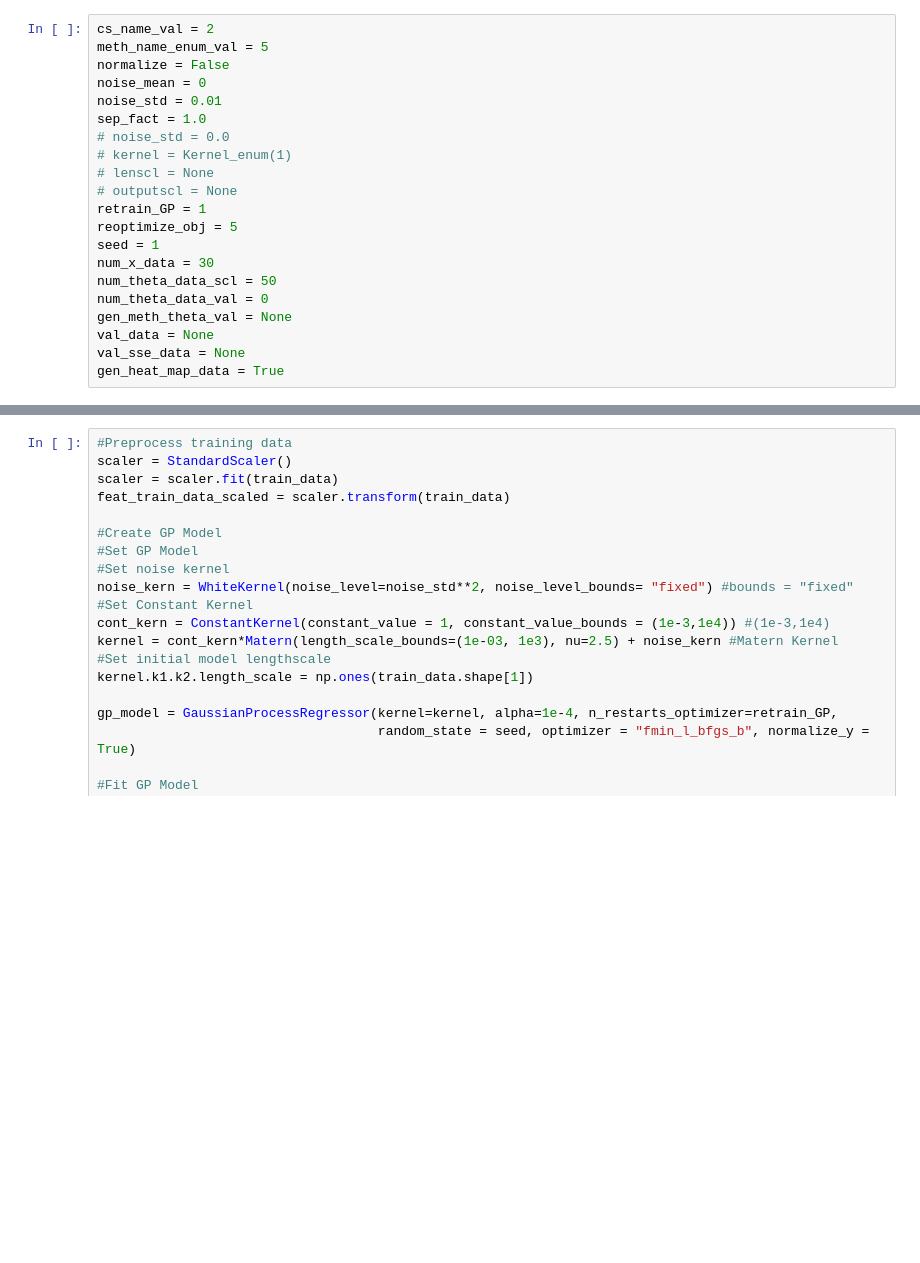
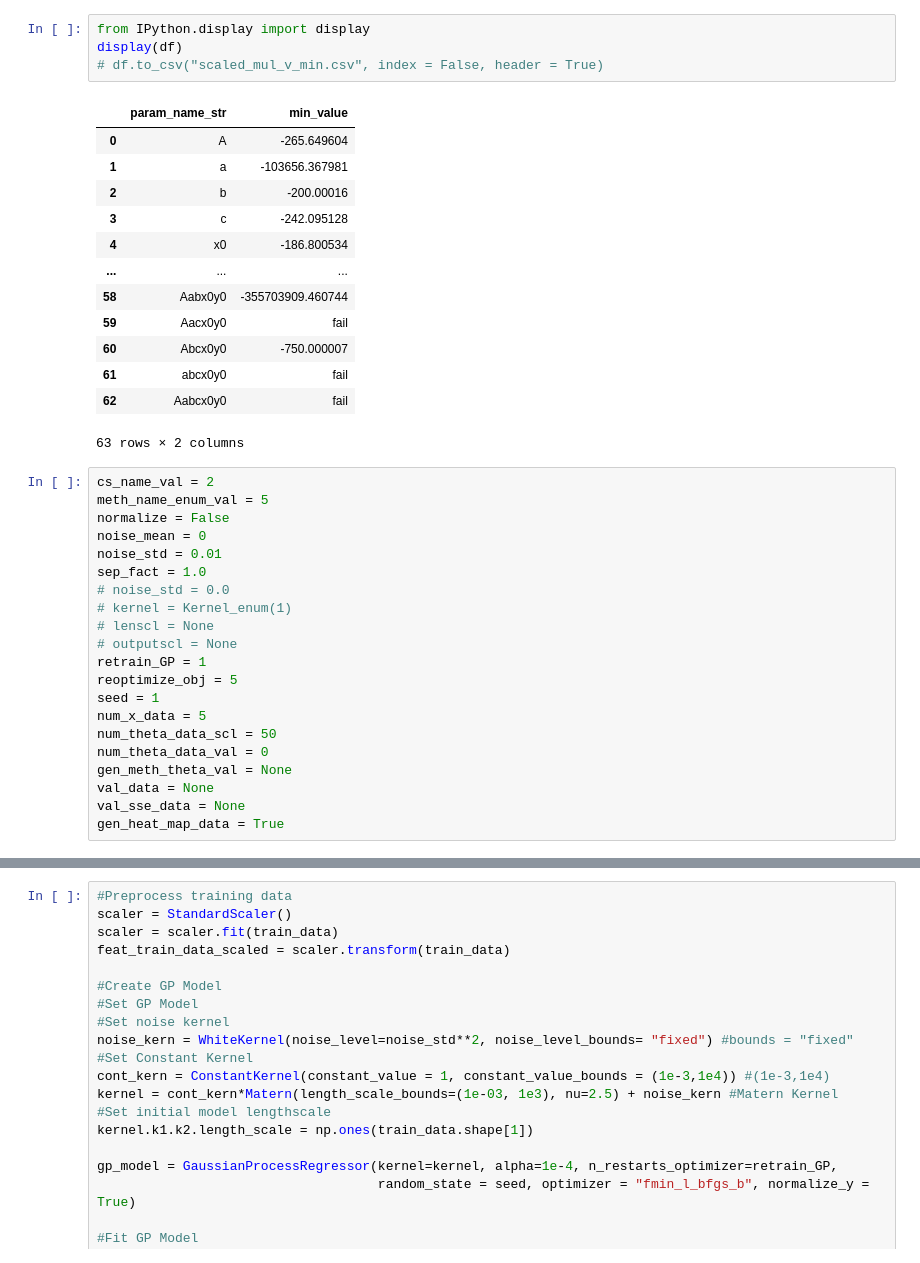
Before and after one commit to dowlinglab/GPBO_Emulators, a Jupyter notebook: new_muller.ipynb, the cells around one changed output, grey strips where cells are left out. Drawn from its saved outputs; the diff is of its cells as text; blank space fills up the shorter version.

```diff
--- a/new_muller.ipynb
+++ b/new_muller.ipynb
@@ -26,3 +133,21 @@ Wall time: 2.94 s
+# %%
+from IPython.display import display
+display(df)
+# df.to_csv("scaled_mul_v_min.csv", index = False, header = True)
+# %% [output]
+|  | param_name_str | min_value |
+| 0 | A | -265.649604 |
+| 1 | a | -103656.367981 |
+| 2 | b | -200.00016 |
+| 3 | c | -242.095128 |
+| 4 | x0 | -186.800534 |
+| ... | ... | ... |
+| 58 | Aabx0y0 | -355703909.460744 |
+| 59 | Aacx0y0 | fail |
+| 60 | Abcx0y0 | -750.000007 |
+| 61 | abcx0y0 | fail |
+| 62 | Aabcx0y0 | fail |
+63 rows × 2 columns
 # %%
 cs_name_val = 2
 meth_name_enum_val = 5
@@ -37,7 +162,7 @@ sep_fact = 1.0
 retrain_GP = 1
 reoptimize_obj = 5
 seed = 1
-num_x_data = 30
+num_x_data = 5
 num_theta_data_scl = 50
 num_theta_data_val = 0
 gen_meth_theta_val = None
```
Also changed, not shown: parts of 7 cells of this notebook.
